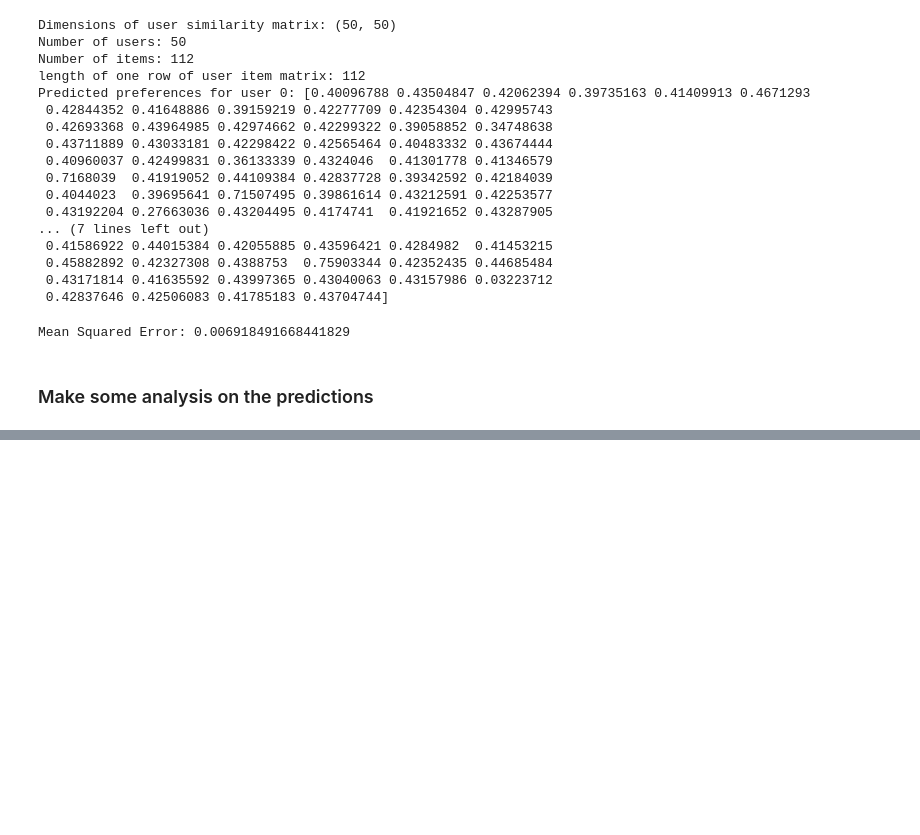
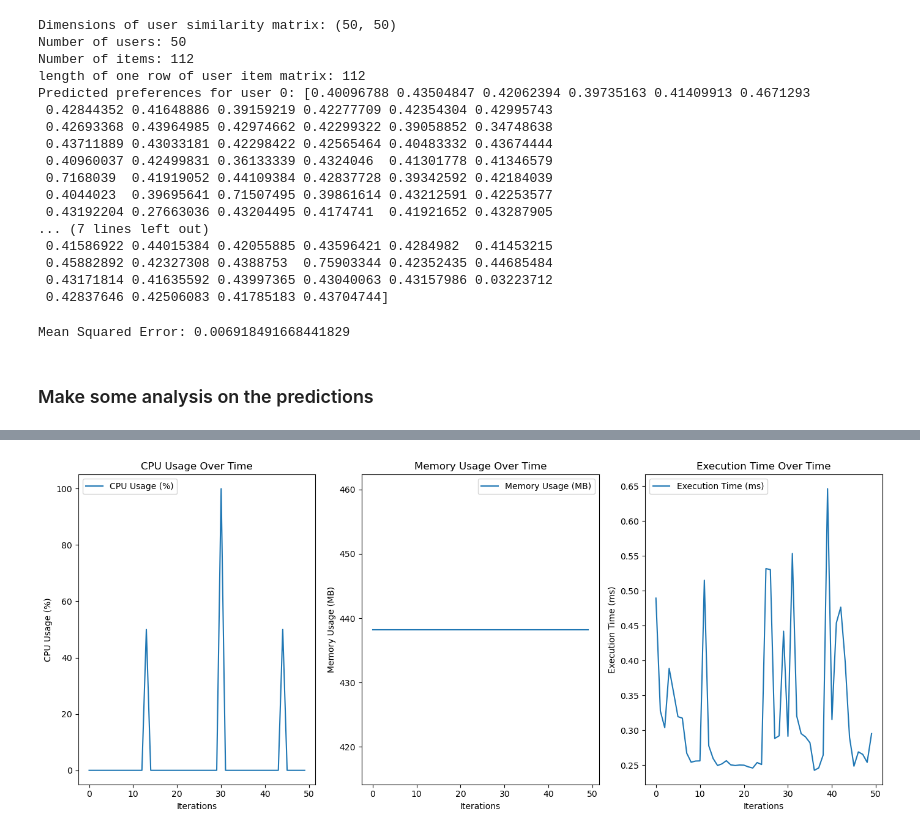
Before and after one commit to giulio8/ACA_project, a Jupyter notebook: prova.ipynb, the cells around one changed output, grey strips where cells are left out. Saved outputs shown, nothing was run; the diff lists cells and outputs as text; code cells hidden in the pictures; blank space fills up the shorter version.

```diff
--- a/prova.ipynb
+++ b/prova.ipynb
@@ -184,12 +184,13 @@ for condition in unique_conditions:
     # Get the user ids with the target condition
     user_ids = users[users['condition_id'] == condition]['user_id'].values
     # Calculate the MSE for the users with the target condition
-    mse_by_condition[condition] = mean_squared_error(user_item_matrix_filled.loc[user_ids].values.flatten(), all_predictions[user_ids].flatten())
+    mse_by_condition[condition] = mean_squared_error(user_item_matrix_filled.loc[user_ids].values.flatten(), all_predictions[user_ids].flatten()).round(5)
     # Calculate the accuracy for the users with the target condition
     for user_id in user_ids:
         accuracy_by_condition[condition] += custom_accuracy(user_id, all_predictions[user_id])
     # normalize the accuracy
     accuracy_by_condition[condition] /= len(user_ids)
+    accuracy_by_condition[condition] = np.array(accuracy_by_condition[condition]).round(3)
 
 print("MSE by condition:", mse_by_condition)
 print("Accuracy by condition:", accuracy_by_condition)
@@ -415,0 +273,87 @@ Memory usage: 3.760128 MB
+# %%
+cpu_name = cpuinfo.get_cpu_info()['brand_raw'] # get only the brand name
+print("CPU:", cpu_name)
+
+# Lists to store performance data
+cpu_usages = []
+memory_usages = []
+execution_times = []
+
+# Function to predict preferences
+def predict_preferences(user_id):
+    # Weights are the similarities with other users
+    weights = user_similarity_matrix[user_id]
+    # Get the ratings from all users
+    ratings = user_item_matrix_filled.values
+    # Compute the weighted sum of ratings
+    weighted_ratings = np.dot(weights, ratings)
+    # Compute the sum of weights
+    sum_of_weights = np.array([np.abs(weights).sum() for _ in range(ratings.shape[1])])
+    # Predicted preferences
+    predicted_preferences = weighted_ratings / sum_of_weights
+    # Replace known values with original to not predict them
+    predicted_preferences[user_item_matrix.iloc[user_id].notna().values] = user_item_matrix.iloc[user_id].values[user_item_matrix.iloc[user_id].notna().values]
+    return predicted_preferences
+
+# Measure start time and CPU usage
+start_time = time.time()
+cpu_usage_start = monitor_cpu()
+memory_usage_start = monitor_memory()
+
+# Predict preferences for all user-item pairs
+all_predictions = np.zeros_like(user_item_matrix.values)
+for i in range(user_item_matrix.shape[0]):
+    start_time_iteration = time.time()
+    all_predictions[i, :] = predict_preferences(i)
+    # Capture performance metrics
+    elapsed_time = time.time() - start_time_iteration
+    execution_times.append(elapsed_time)
+    cpu_usages.append(monitor_cpu())
+    memory_usages.append(monitor_memory())
+
+# Calculate MSE
+mse = mean_squared_error(user_item_matrix_filled.values.flatten(), all_predictions.flatten())
+print("Mean Squared Error:", mse)
+
+# Measure end time
+memory_usage_end = monitor_memory()
+end_time = time.time()
+
+# Calculate total execution time and CPU usage
+execution_time = end_time - start_time
+cpu_usage_average = sum(cpu_usages) / len(cpu_usages)
+
+print("Total execution time: %.3f seconds" % execution_time)
+print("CPU usage: %.2f%%" % cpu_usage_average)
+print("Memory usage: %.2f MB" % (memory_usage_end - memory_usage_start))
+
+# Plotting performance metrics
+plt.figure(figsize=(14, 6))
+
+# CPU usage plot
+plt.subplot(1, 3, 1)
+plt.plot(cpu_usages, label='CPU Usage (%)')
+plt.xlabel('Iterations')
+plt.ylabel('CPU Usage (%)')
+plt.title('CPU Usage Over Time')
+plt.legend()
+
+# Memory usage plot
+plt.subplot(1, 3, 2)
+plt.plot(np.array(memory_usages), label='Memory Usage (MB)')
+plt.xlabel('Iterations')
+plt.ylabel('Memory Usage (MB)')
+plt.title('Memory Usage Over Time')
+plt.legend()
+
+# Execution time plot
+plt.subplot(1, 3, 3)
+plt.plot(np.array(execution_times)*1000, label='Execution Time (ms)')
+plt.xlabel('Iterations')
+plt.ylabel('Execution Time (ms)')
+plt.title('Execution Time Over Time')
+plt.legend()
+
+plt.tight_layout()
+plt.show()
+# %% [output]
@@ -415,0 +365 @@ Memory usage: 3.760128 MB
+[figure, added]
```
Also changed, not shown: parts of 7 cells of this notebook.
